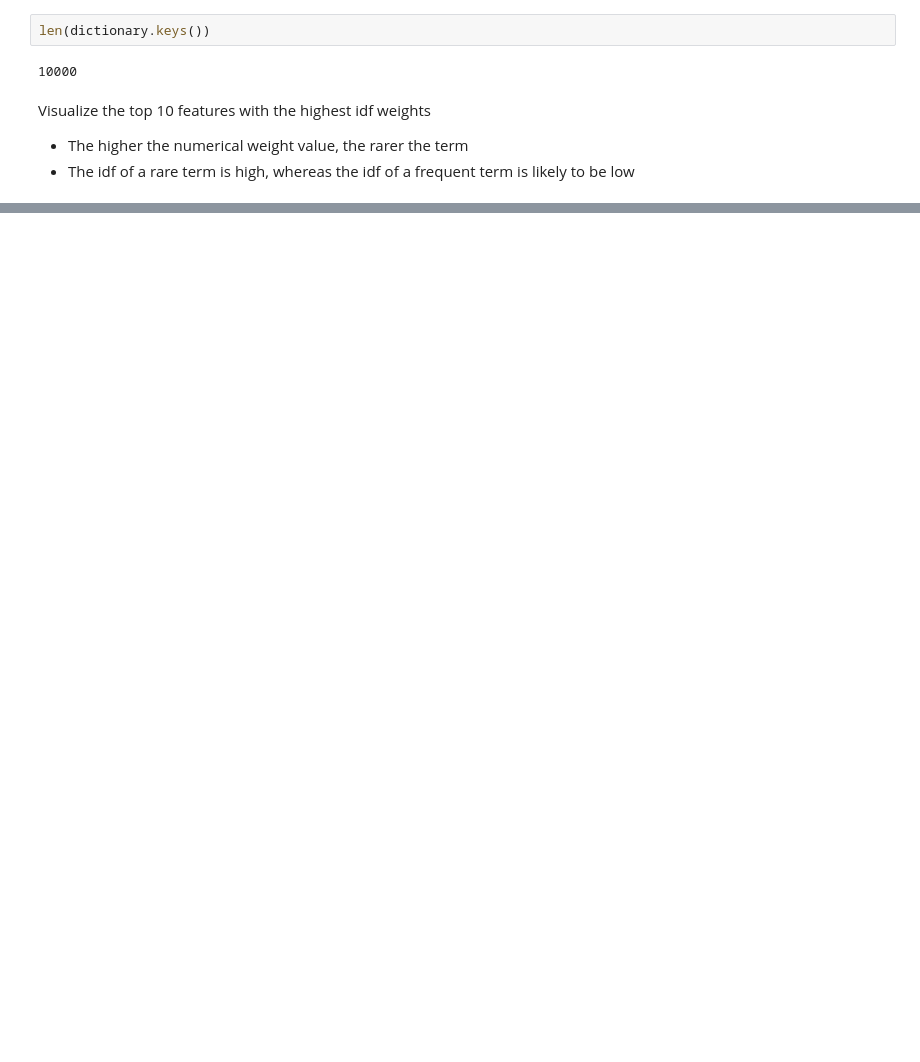
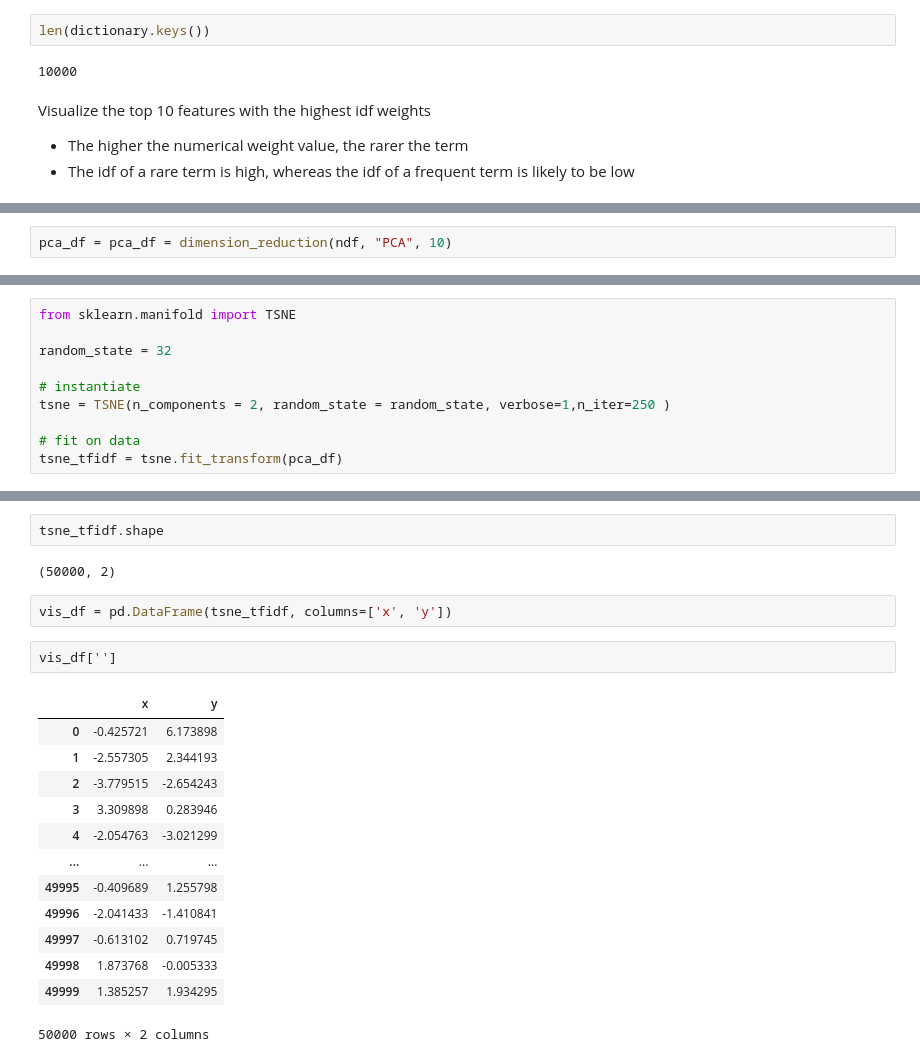
Before and after one commit to DSEI21000-S21/project-product-price-prediction, a Jupyter notebook: experiment/feature_extraction/FeatureExtraction_ItemDescription_Zhiying_M2E1.ipynb, the cells around one changed output, grey strips where cells are left out. Drawn from its saved outputs; the diff is of its cells as text; blank space fills up the shorter version.

```diff
--- a/experiment/feature_extraction/FeatureExtraction_ItemDescription_Zhiying_M2E1.ipynb
+++ b/experiment/feature_extraction/FeatureExtraction_ItemDescription_Zhiying_M2E1.ipynb
@@ -116,0 +127,2 @@ plt.show()
+# %%
+pca_df = pca_df = dimension_reduction(ndf, "PCA", 10)
@@ -116,0 +133,10 @@ plt.show()
+# %%
+from sklearn.manifold import TSNE
+
+random_state = 32
+
+# instantiate
+tsne = TSNE(n_components = 2, random_state = random_state, verbose=1,n_iter=250 )
+
+# fit on data
+tsne_tfidf = tsne.fit_transform(pca_df)
@@ -116,0 +161,22 @@ plt.show()
+# %%
+tsne_tfidf.shape
+# %% [output]
+(50000, 2)
+# %%
+vis_df = pd.DataFrame(tsne_tfidf, columns=['x', 'y'])
+# %%
+vis_df['']
+# %% [output]
+|  | x | y |
+| 0 | -0.425721 | 6.173898 |
+| 1 | -2.557305 | 2.344193 |
+| 2 | -3.779515 | -2.654243 |
+| 3 | 3.309898 | 0.283946 |
+| 4 | -2.054763 | -3.021299 |
+| ... | ... | ... |
+| 49995 | -0.409689 | 1.255798 |
+| 49996 | -2.041433 | -1.410841 |
+| 49997 | -0.613102 | 0.719745 |
+| 49998 | 1.873768 | -0.005333 |
+| 49999 | 1.385257 | 1.934295 |
+50000 rows × 2 columns
```
Also changed, not shown: parts of 12 cells of this notebook.
